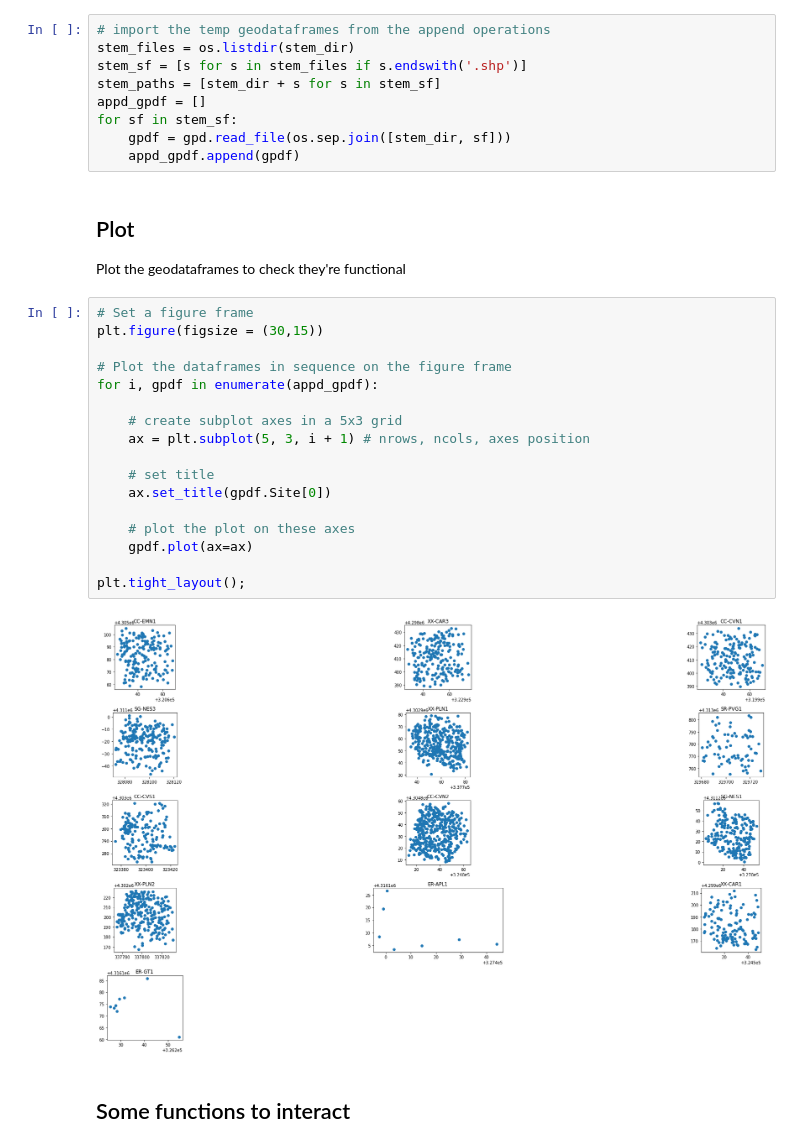
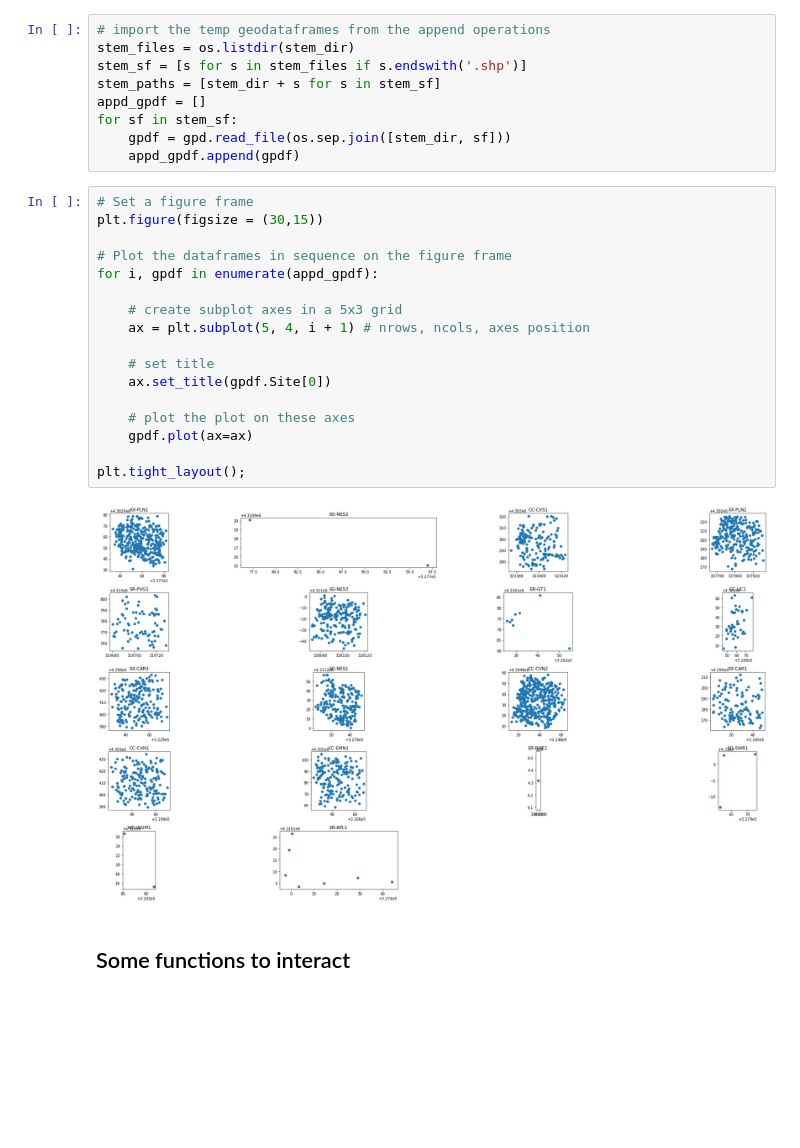
Before and after one commit to hmworsham/er-forest-structure, a Jupyter notebook: Forest_Inventory_Dataset/Tree_Geolocations/00_EastRiver_Clean_Stem_Geolocation_Shapefiles.ipynb, the cells around one changed output. Saved outputs shown, nothing was run; the diff lists cells and outputs as text; blank space fills up the shorter version.

```diff
--- a/Forest_Inventory_Dataset/Tree_Geolocations/00_EastRiver_Clean_Stem_Geolocation_Shapefiles.ipynb
+++ b/Forest_Inventory_Dataset/Tree_Geolocations/00_EastRiver_Clean_Stem_Geolocation_Shapefiles.ipynb
@@ -69,28 +76,25 @@ appd_gpdf = []
 for sf in stem_sf:
     gpdf = gpd.read_file(os.sep.join([stem_dir, sf]))
     appd_gpdf.append(gpdf)
-# %% [markdown]
-## Plot
-Plot the geodataframes to check they're functional
 # %%
 # Set a figure frame
 plt.figure(figsize = (30,15))
 
 # Plot the dataframes in sequence on the figure frame
 for i, gpdf in enumerate(appd_gpdf):
 
     # create subplot axes in a 5x3 grid
-    ax = plt.subplot(5, 3, i + 1) # nrows, ncols, axes position
+    ax = plt.subplot(5, 4, i + 1) # nrows, ncols, axes position
 
     # set title
     ax.set_title(gpdf.Site[0])
 
     # plot the plot on these axes
     gpdf.plot(ax=ax)
 
 plt.tight_layout();
 # %% [output]
-[figure, old version]
+[figure, new version]
 # %% [markdown]
 ## Some functions to interact
 # %%
```
Also changed, not shown: parts of 18 cells of this notebook.
